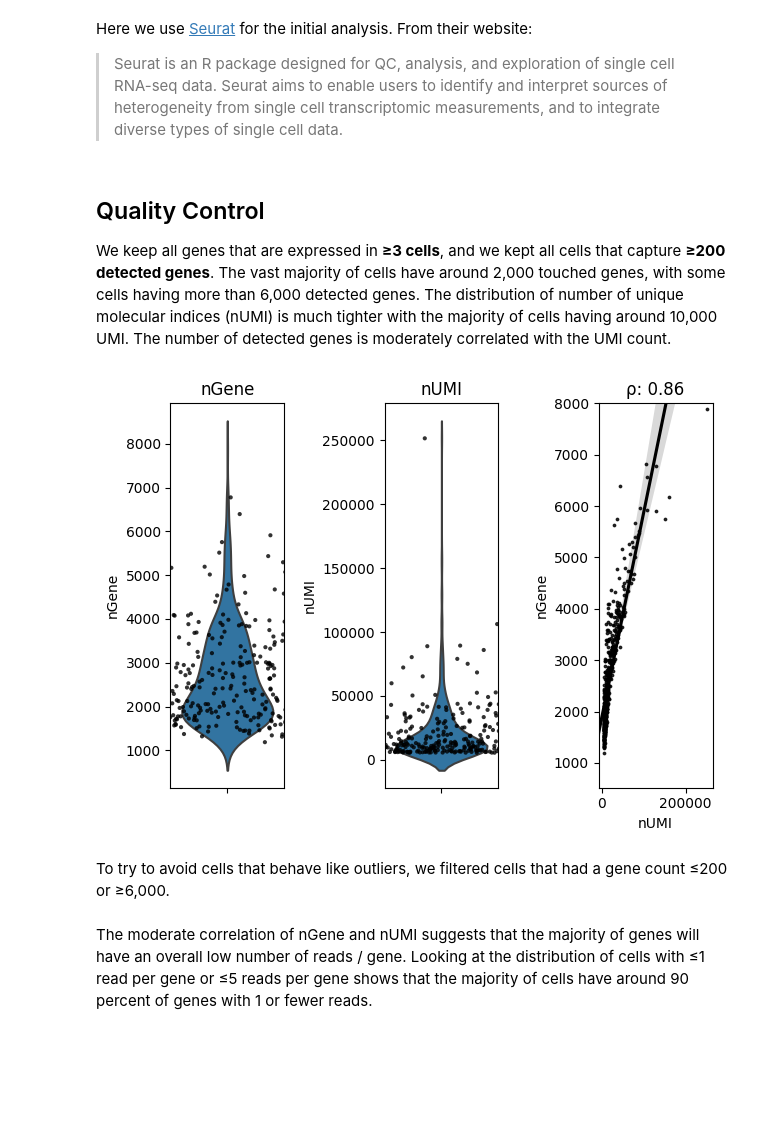
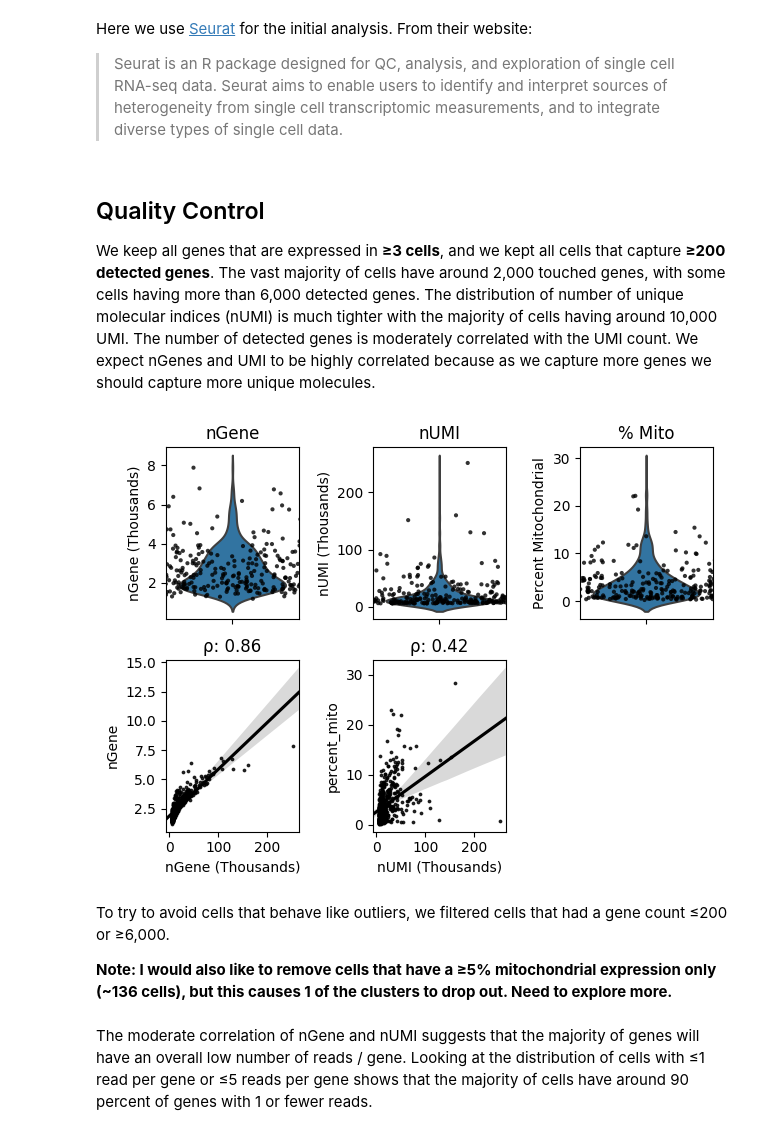
Before and after one commit to jfear/larval_gonad, a Jupyter notebook: docs/01.00-testis_pilot_scRNAseq_analysis.ipynb, the cells around one changed output. Saved outputs shown, nothing was run; the diff lists cells and outputs as text; code cells hidden in the pictures; blank space fills up the shorter version.

Commit message:
Adds additional qc plots for clusters.

```diff
--- a/docs/01.00-testis_pilot_scRNAseq_analysis.ipynb
+++ b/docs/01.00-testis_pilot_scRNAseq_analysis.ipynb
@@ -46,3 +48,13 @@ fbgn2symbol = pd.read_csv(str(Path(REF, 'dmel/r6-16/fb_annotation/dmel_r6-16.fb_
 
 symbol2fbgn = pd.read_csv(str(Path(REF, 'dmel/r6-16/fb_annotation/dmel_r6-16.fb_annotation')), sep='\t',
                           usecols=['gene_symbol', 'primary_FBgn'], index_col='gene_symbol').to_dict()['primary_FBgn']
+# %%
+# Get genes on mitochondria DNA
+db = gffutils.FeatureDB(os.path.join(REF, 'dmel/r6-16/gtf/dmel_r6-16.gtf.db'))
+
+onM = []
+for gene in db.features_of_type('gene'):
+    if gene.chrom == 'chrM':
+        onM.append(gene.id)
+
+onM = sorted(onM)
@@ -60,15 +77,21 @@ Here we use [Seurat](http://satijalab.org/seurat/) for the initial analysis. Fro
 # %% [markdown]
 ## Quality Control
 
-We keep all genes that are expressed in **≥3 cells**, and we kept all cells that capture **≥200 detected genes**. The vast majority of cells have around 2,000 touched genes, with some cells having more than 6,000 detected genes. The distribution of number of unique molecular indices (nUMI) is much tighter with the majority of cells having around 10,000 UMI. The number of detected genes is moderately correlated with the UMI count.
+We keep all genes that are expressed in **≥3 cells**, and we kept all cells that capture **≥200 detected genes**. The vast majority of cells have around 2,000 touched genes, with some cells having more than 6,000 detected genes. The distribution of number of unique molecular indices (nUMI) is much tighter with the majority of cells having around 10,000 UMI. The number of detected genes is moderately correlated with the UMI count. We expect nGenes and UMI to be highly correlated because as we capture more genes we should capture more unique molecules.
 # %%
-%%R -o meta_data -o raw_data
+%%R -o meta_data -o raw_data -i onM
 # Load the testis dataset
 testis.data = Read10X(data.dir="../output/testis1/outs/filtered_gene_bc_matrices/dm6.16")
 
 # Initialize the Seurat object with the raw (non-normalized data).
 # Keep all genes expressed in >= 3 cells (~0.1% of the data). Keep all cells with at least 200 detected genes
 testis = CreateSeuratObject(raw.data = testis.data, min.cells = 3, min.genes = 200, project = "10X_testis")
+
+# calculate the percent genes on chrom M
+mask = row.names(testis@raw.data) %in% onM
+percent.mito <- Matrix::colSums(testis@raw.data[mask, ]/Matrix::colSums(testis@raw.data)) * 100
+testis <- AddMetaData(object = testis, metadata = percent.mito, col.name = "percent_mito")
+
 nCells = dim(testis@meta.data)[1]
 meta_data = as.data.frame(testis@meta.data)
 raw_data = as.data.frame(as.matrix(testis@raw.data))
@@ -83,30 +106,48 @@ write.table(raw_data,
 # %%
 # Plot distribution of gene counts and UMI counts
 @make_figs(nbconfig.fig_name('nGene_nUMI_panel'),
            styles=nbconfig.styles_wide, formats=nbconfig.formats)
 def plot_nGene_nUMI_panel():
-    fig, (ax1, ax2, ax3) = plt.subplots(1, 3)
+    fig, ((ax1, ax2, ax3), (ax4, ax5, ax6)) = plt.subplots(2, 3)
 
-    sns.violinplot(y=meta_data.nGene, ax=ax1, inner=None)
-    sns.stripplot(y=meta_data.nGene, color='k', ax=ax1, jitter=1.02, size=3, alpha=.8)
-
-    sns.violinplot(y=meta_data.nUMI, ax=ax2, inner=None)
-    sns.stripplot(y=meta_data.nUMI, ax=ax2, color='k', jitter=1.02, size=3, alpha=.8)
-
-    sns.regplot('nUMI', 'nGene', meta_data, color='k', ax=ax3, scatter_kws={'s': 3})
+    sns.violinplot(y=meta_data.nGene / 1000, ax=ax1, inner=None)
+    sns.stripplot(y=meta_data.nGene / 1000, color='k', ax=ax1, jitter=1.02, size=3, alpha=.8)
 
     ax1.set_title('nGene')
+    ax1.set_ylabel('nGene (Thousands)')
+
+    sns.violinplot(y=meta_data.nUMI / 1000, ax=ax2, inner=None)
+    sns.stripplot(y=meta_data.nUMI / 1000, ax=ax2, color='k', jitter=1.02, size=3, alpha=.8)
+
     ax2.set_title('nUMI')
+    ax2.set_ylabel('nUMI (Thousands)')
 
+    sns.violinplot(y=meta_data.percent_mito, ax=ax3, inner=None)
+    sns.stripplot(y=meta_data.percent_mito, ax=ax3, color='k', jitter=1.02, size=3, alpha=.8)
+
+    ax3.set_title('% Mito')
+    ax3.set_ylabel('Percent Mitochondrial')
+
+    sns.regplot('nUMI', 'nGene', meta_data[['nUMI', 'nGene']] / 1000, color='k', ax=ax4, scatter_kws={'s': 3})
     rho = np.round(stats.pearsonr(meta_data.nGene, meta_data.nUMI)[0], 2)
-    ax3.set_title(f'ρ: {rho}')
-    ax3.set_ylim(None, 8000)
+    ax4.set_title(f'ρ: {rho}')
+    ax4.set_xlabel('nUMI (Thousands)')
+    ax4.set_xlabel('nGene (Thousands)')
+
+    sns.regplot('nUMI', 'percent_mito', pd.concat([meta_data.nUMI / 1000, meta_data.percent_mito], axis=1), color='k', ax=ax5, scatter_kws={'s': 3})
+    rho = np.round(stats.pearsonr(meta_data.percent_mito, meta_data.nUMI)[0], 2)
+    ax5.set_title(f'ρ: {rho}')
+    ax5.set_xlabel('nUMI (Thousands)')
+    ax6.set_visible(False)
+
     plt.tight_layout()
 
 plot_nGene_nUMI_panel()
 # %% [output]
-[figure, old version]
+[figure, new version]
 # %% [markdown]
 To try to avoid cells that behave like outliers, we filtered cells that had a gene count ≤200 or ≥6,000.
+
+**Note: I would also like to remove cells that have a ≥5% mitochondrial expression only (~136 cells), but this causes 1 of the clusters to drop out. Need to explore more.**
 # %%
 %%R
```
Also changed, not shown: parts of 20 cells of this notebook.
